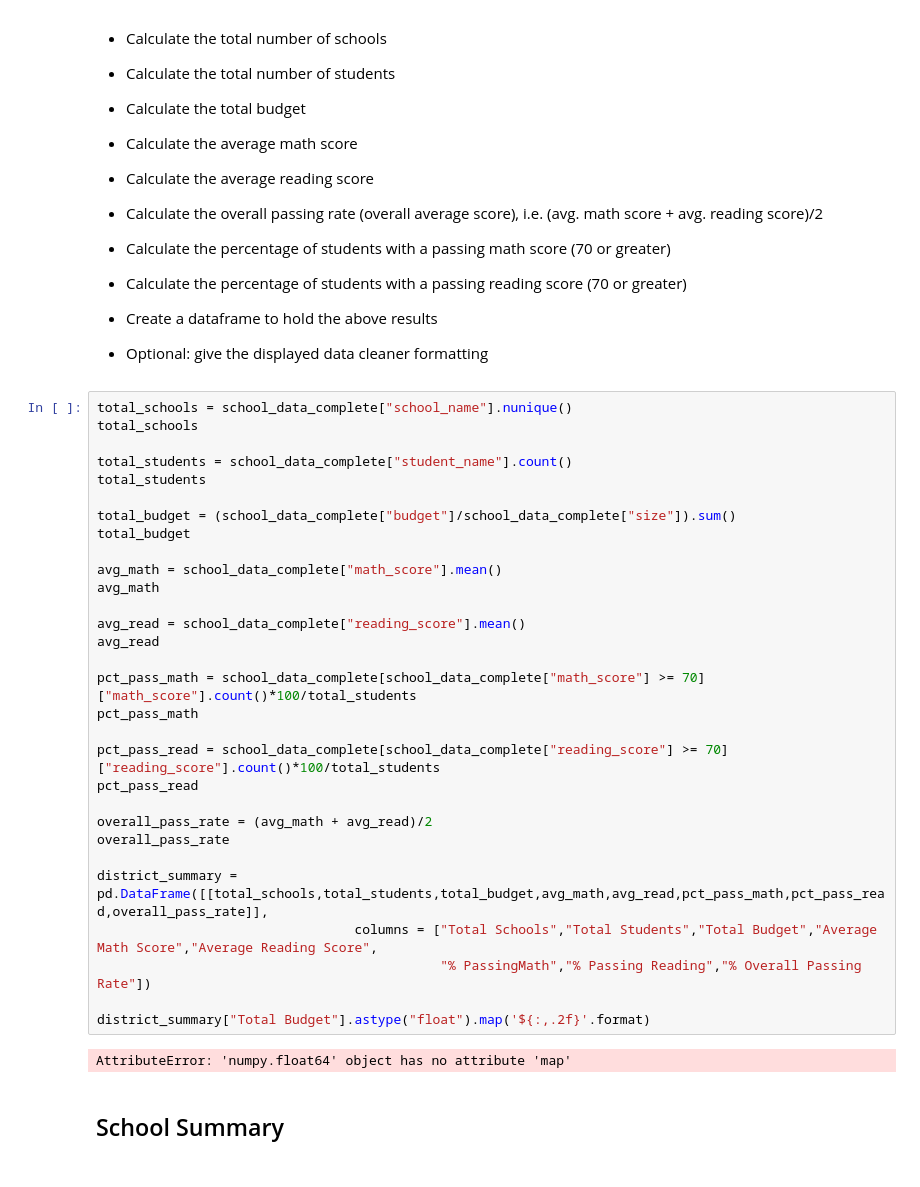
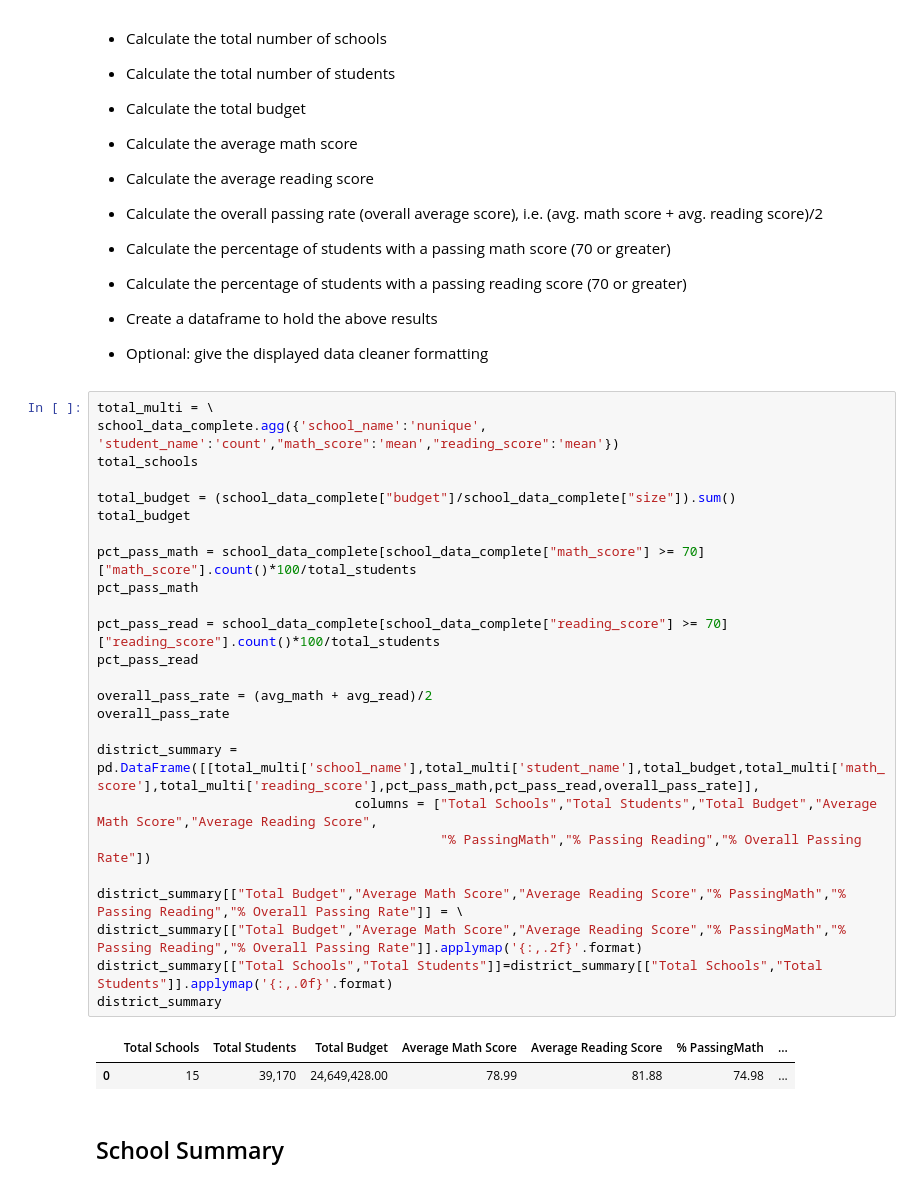
Before and after one commit to annatheking/Homework4, a Jupyter notebook: 04_pandas_Homework_Instructions_PyCitySchools_PyCitySchools_starter.ipynb, the cells around one changed output. Saved outputs shown, nothing was run; the diff lists cells and outputs as text.

Commit message:
Updated district summary code, use '.agg' to combine multiple lines in one step

```diff
--- a/04_pandas_Homework_Instructions_PyCitySchools_PyCitySchools_starter.ipynb
+++ b/04_pandas_Homework_Instructions_PyCitySchools_PyCitySchools_starter.ipynb
@@ -56,37 +56,33 @@ school_data_complete.head()
 
 * Optional: give the displayed data cleaner formatting
 # %%
-total_schools = school_data_complete["school_name"].nunique()
+total_multi = \
+school_data_complete.agg({'school_name':'nunique', 'student_name':'count',"math_score":'mean',"reading_score":'mean'})
 total_schools
-
-total_students = school_data_complete["student_name"].count()
-total_students
 
 total_budget = (school_data_complete["budget"]/school_data_complete["size"]).sum()
 total_budget
-
-avg_math = school_data_complete["math_score"].mean()
-avg_math
-
-avg_read = school_data_complete["reading_score"].mean()
-avg_read
 
 pct_pass_math = school_data_complete[school_data_complete["math_score"] >= 70]["math_score"].count()*100/total_students
 pct_pass_math
 
 pct_pass_read = school_data_complete[school_data_complete["reading_score"] >= 70]["reading_score"].count()*100/total_students
 pct_pass_read
 
 overall_pass_rate = (avg_math + avg_read)/2
 overall_pass_rate
 
-district_summary = pd.DataFrame([[total_schools,total_students,total_budget,avg_math,avg_read,pct_pass_math,pct_pass_read,overall_pass_rate]],
+district_summary = pd.DataFrame([[total_multi['school_name'],total_multi['student_name'],total_budget,total_multi['math_score'],total_multi['reading_score'],pct_pass_math,pct_pass_read,overall_pass_rate]],
                                  columns = ["Total Schools","Total Students","Total Budget","Average Math Score","Average Reading Score",
                                             "% PassingMath","% Passing Reading","% Overall Passing Rate"])
 
-district_summary["Total Budget"].astype("float").map('${:,.2f}'.format)
+district_summary[["Total Budget","Average Math Score","Average Reading Score","% PassingMath","% Passing Reading","% Overall Passing Rate"]] = \
+district_summary[["Total Budget","Average Math Score","Average Reading Score","% PassingMath","% Passing Reading","% Overall Passing Rate"]].applymap('{:,.2f}'.format)
+district_summary[["Total Schools","Total Students"]]=district_summary[["Total Schools","Total Students"]].applymap('{:,.0f}'.format)
+district_summary
 # %% [output]
-AttributeError: 'numpy.float64' object has no attribute 'map'
+|  | Total Schools | Total Students | Total Budget | Average Math Score | Average Reading Score | % PassingMath | ... |
+| 0 | 15 | 39,170 | 24,649,428.00 | 78.99 | 81.88 | 74.98 | ... |
 # %% [markdown]
 ## School Summary
 # %% [markdown]
```
Also changed, not shown: parts of 2 cells of this notebook.
